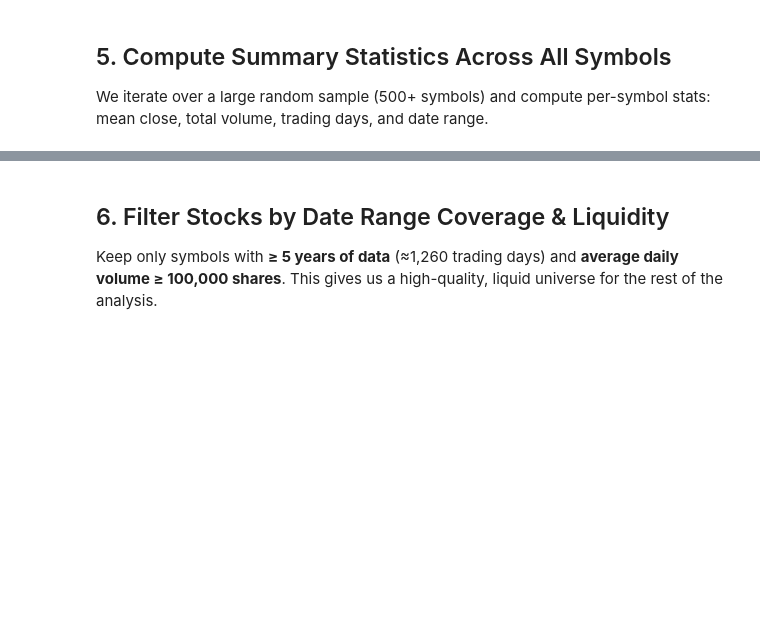
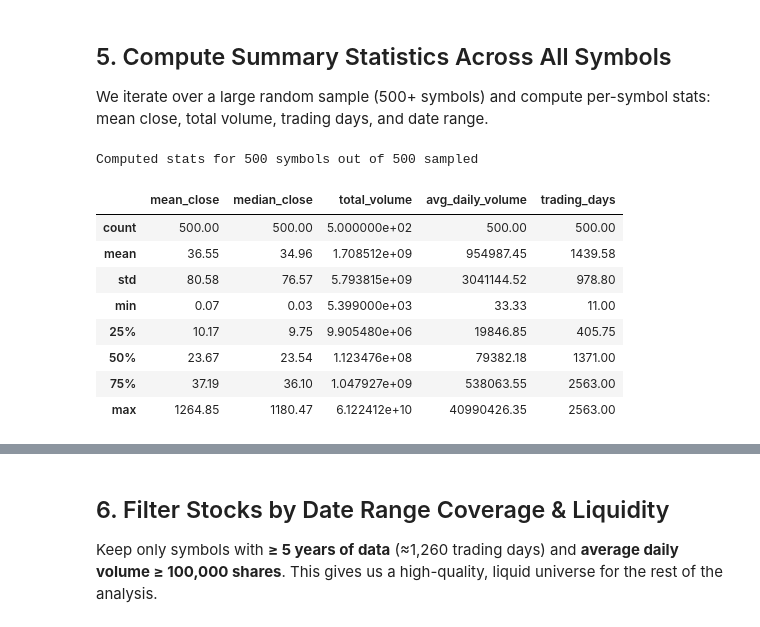
Before and after one commit to hdroegkamp/alpaca-trading-api, a Jupyter notebook: notebooks/eda_stock_analysis.ipynb, the cells around one changed output, grey strips where cells are left out. Saved outputs shown, nothing was run; the diff lists cells and outputs as text; code cells hidden in the pictures; blank space fills up the shorter version.

```diff
--- a/notebooks/eda_stock_analysis.ipynb
+++ b/notebooks/eda_stock_analysis.ipynb
@@ -118,30 +161,41 @@ We iterate over a large random sample (500+ symbols) and compute per-symbol stat
 # %%
 # Sample 500 random symbols for broad summary stats
 np.random.seed(42)
 stat_sample = np.random.choice(all_symbols, size=min(500, len(all_symbols)), replace=False)
 
 summary_rows = []
 for sym in stat_sample:
     try:
         df = pd.read_parquet(PARQUET_DIR / f"{sym}.parquet")
         if len(df) == 0:
             continue
         summary_rows.append({
             "symbol": sym,
-            "mean_close": df["close"].mean(),
-            "median_close": df["close"].median(),
-            "total_volume": df["volume"].sum(),
-            "avg_daily_volume": df["volume"].mean(),
+            "mean_close": round(df["close"].mean(), 2),
+            "median_close": round(df["close"].median(), 2),
+            "total_volume": round(df["volume"].sum(), 2),
+            "avg_daily_volume": round(df["volume"].mean(), 2),
             "trading_days": len(df),
             "start_date": df.index.min(),
             "end_date": df.index.max(),
         })
     except Exception:
         pass
 
 summary_df = pd.DataFrame(summary_rows)
 print(f"Computed stats for {len(summary_df)} symbols out of {len(stat_sample)} sampled\n")
 summary_df.describe().round(2)
+# %% [output]
+Computed stats for 500 symbols out of 500 sampled
+|  | mean_close | median_close | total_volume | avg_daily_volume | trading_days |
+| count | 500.00 | 500.00 | 5.000000e+02 | 500.00 | 500.00 |
+| mean | 36.55 | 34.96 | 1.708512e+09 | 954987.45 | 1439.58 |
+| std | 80.58 | 76.57 | 5.793815e+09 | 3041144.52 | 978.80 |
+| min | 0.07 | 0.03 | 5.399000e+03 | 33.33 | 11.00 |
+| 25% | 10.17 | 9.75 | 9.905480e+06 | 19846.85 | 405.75 |
+| 50% | 23.67 | 23.54 | 1.123476e+08 | 79382.18 | 1371.00 |
+| 75% | 37.19 | 36.10 | 1.047927e+09 | 538063.55 | 2563.00 |
+| max | 1264.85 | 1180.47 | 6.122412e+10 | 40990426.35 | 2563.00 |
 # %%
 # Visualize distribution of average close prices and trading days
 fig, axes = plt.subplots(1, 3, figsize=(18, 5))
```
Also changed, not shown: parts of 14 cells of this notebook, 11 other files.
